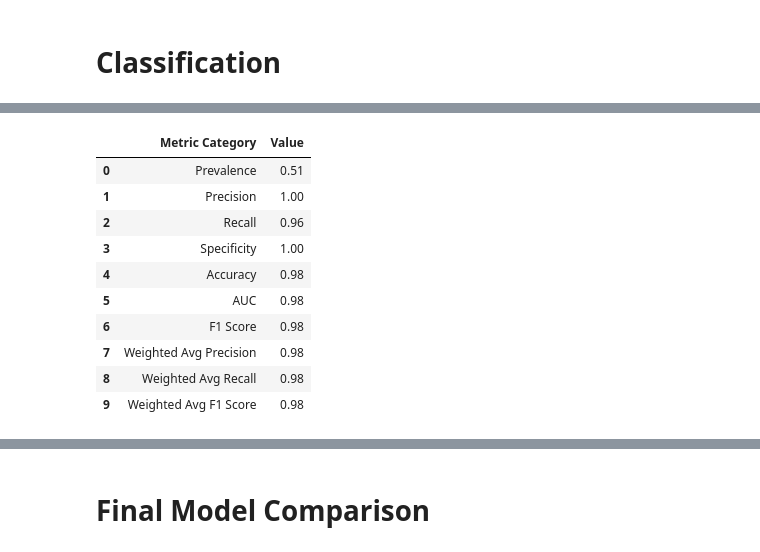
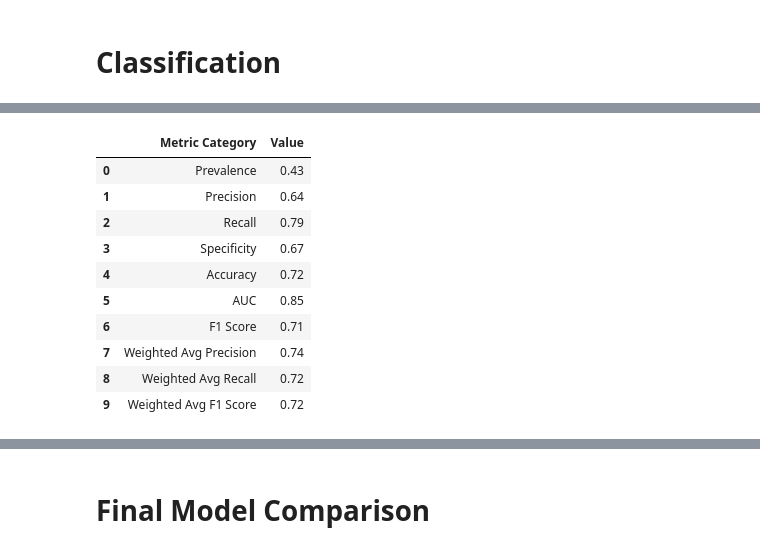
Before and after one commit to safiyenarman/DSA210-Project, a Jupyter notebook: main_notebook.ipynb, the cells around one changed output, grey strips where cells are left out. Cells and saved outputs as stored; diff of their text form; code cells hidden in the pictures.

```diff
--- a/main_notebook.ipynb
+++ b/main_notebook.ipynb
@@ -647,10 +644,17 @@ Given these results, Logistic Regression served as a strong baseline model. Its
 # %%
-top_threshold = merged_df["SDG Score"].quantile(0.75)
-bottom_threshold = merged_df["SDG Score"].quantile(0.25)
+top_threshold = merged_df["SDG Score"].quantile(0.5)
+bottom_threshold = merged_df["SDG Score"].quantile(0.5)
 
-merged_df["Binary_SDG"] = merged_df["SDG Score"].apply(
-    lambda x: 0 if x >= top_threshold else (1 if x <= bottom_threshold else None)
-)
+def label_sdg(score):
+    if score >= top_threshold:
+        return 0
+    elif score <= bottom_threshold:
+        return 1
+    else:
+        return None
+
+merged_df["Binary_SDG"] = merged_df["SDG Score"].apply(label_sdg)
+
 
 filtered_df = merged_df.dropna(subset=["Binary_SDG"])
 
@@ -661,8 +665,10 @@ X_train, X_test, y_train, y_test = train_test_split(X, y, test_size=0.2, random_
 
 clf = LogisticRegression()
 clf.fit(X_train, y_train)
+
+y_pred = clf.predict(X_test)
 y_proba = clf.predict_proba(X_test)[:, 1]
-y_pred = (y_proba >= 0.64).astype(int)
+
 
 tn, fp, fn, tp = confusion_matrix(y_test, y_pred).ravel()
 
@@ -672,40 +678,40 @@ recall = recall_score(y_test, y_pred)
 specificity = tn / (tn + fp)
 accuracy = accuracy_score(y_test, y_pred)
 auc_score = roc_auc_score(y_test, y_proba)
 f1 = f1_score(y_test, y_pred)
 
 report = classification_report(y_test, y_pred, output_dict=True)
 weighted_avg = report['weighted avg']
 
 metrics_summary = pd.DataFrame({
     "Metric Category": [
         "Prevalence", "Precision", "Recall", "Specificity",
         "Accuracy", "AUC", "F1 Score", "Weighted Avg Precision", "Weighted Avg Recall", "Weighted Avg F1 Score"
     ],
     "Value": [
         round(prevalence, 2),
         round(precision, 2),
         round(recall, 2),
         round(specificity, 2),
         round(accuracy, 2),
         round(auc_score, 2),
         round(f1, 2),
         round(weighted_avg['precision'], 2),
         round(weighted_avg['recall'], 2),
         round(weighted_avg['f1-score'], 2)
     ]
 })
 
 display(metrics_summary)
 # %% [output]
 |  | Metric Category | Value |
-| 0 | Prevalence | 0.51 |
-| 1 | Precision | 1.00 |
-| 2 | Recall | 0.96 |
-| 3 | Specificity | 1.00 |
-| 4 | Accuracy | 0.98 |
-| 5 | AUC | 0.98 |
-| 6 | F1 Score | 0.98 |
-| 7 | Weighted Avg Precision | 0.98 |
-| 8 | Weighted Avg Recall | 0.98 |
-| 9 | Weighted Avg F1 Score | 0.98 |
+| 0 | Prevalence | 0.43 |
+| 1 | Precision | 0.64 |
+| 2 | Recall | 0.79 |
+| 3 | Specificity | 0.67 |
+| 4 | Accuracy | 0.72 |
+| 5 | AUC | 0.85 |
+| 6 | F1 Score | 0.71 |
+| 7 | Weighted Avg Precision | 0.74 |
+| 8 | Weighted Avg Recall | 0.72 |
+| 9 | Weighted Avg F1 Score | 0.72 |
```
Also changed, not shown: parts of 30 cells of this notebook.
